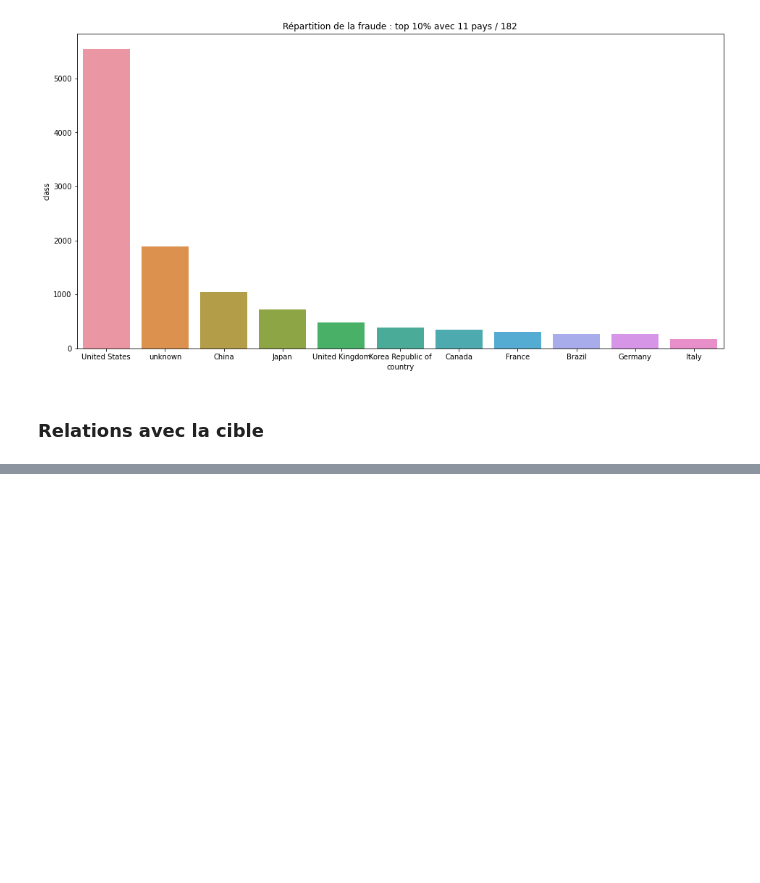
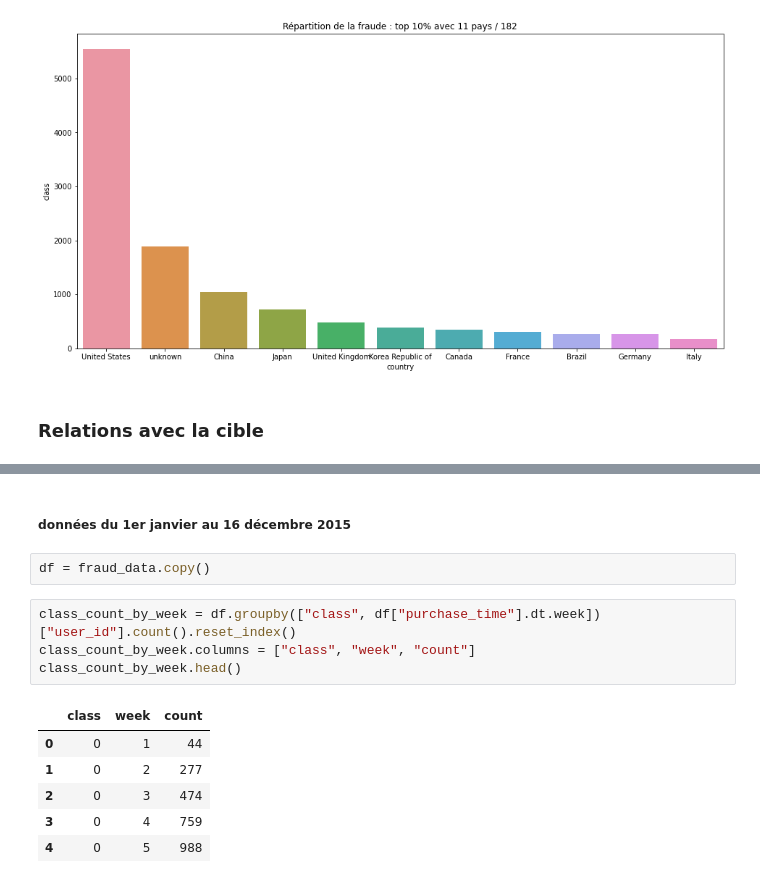
Before and after one commit to thefifthagreement/jedha-fs-s4-project, a Jupyter notebook: fraud_detection_eda.ipynb, the cells around one changed output, grey strips where cells are left out. Drawn from its saved outputs; the diff is of its cells as text; blank space fills up the shorter version.

```diff
--- a/fraud_detection_eda.ipynb
+++ b/fraud_detection_eda.ipynb
@@ -343,0 +368,15 @@ g = sns.lmplot(data=fraud_data, y="class", x="age", logistic=True)
+# %% [markdown]
+##### données du 1er janvier au 16 décembre 2015
+# %%
+df = fraud_data.copy()
+# %%
+class_count_by_week = df.groupby(["class", df["purchase_time"].dt.week])["user_id"].count().reset_index()
+class_count_by_week.columns = ["class", "week", "count"]
+class_count_by_week.head()
+# %% [output]
+|  | class | week | count |
+| 0 | 0 | 1 | 44 |
+| 1 | 0 | 2 | 277 |
+| 2 | 0 | 3 | 474 |
+| 3 | 0 | 4 | 759 |
+| 4 | 0 | 5 | 988 |
```
Also changed, not shown: parts of 14 cells of this notebook.
